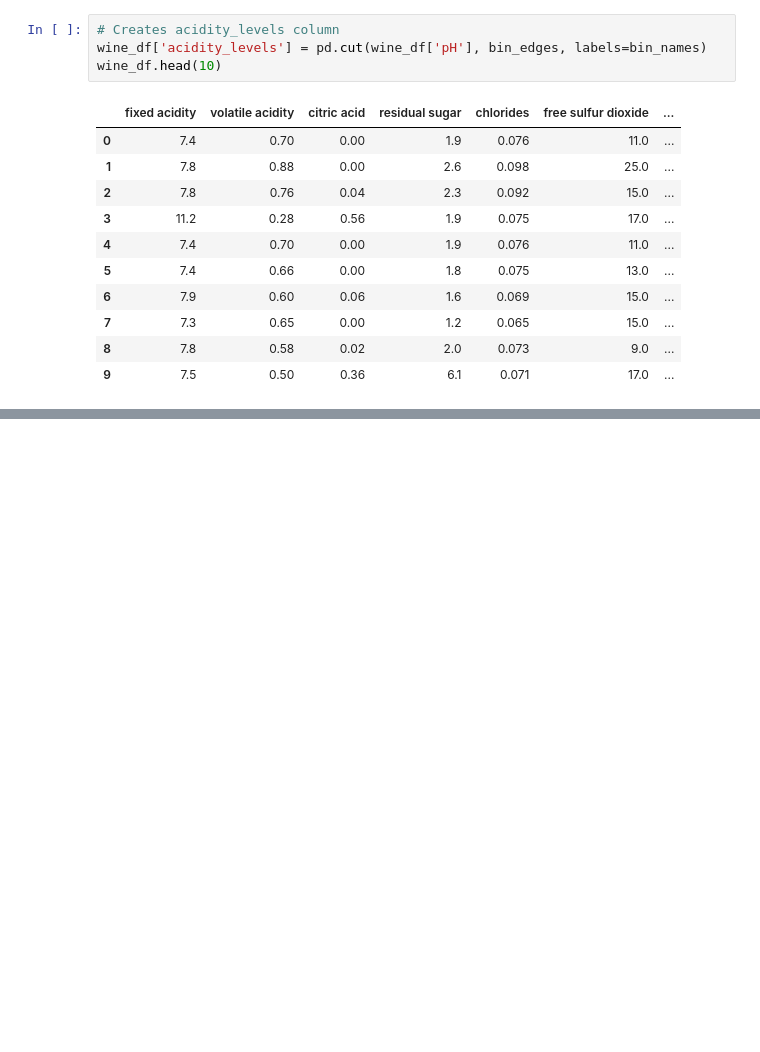
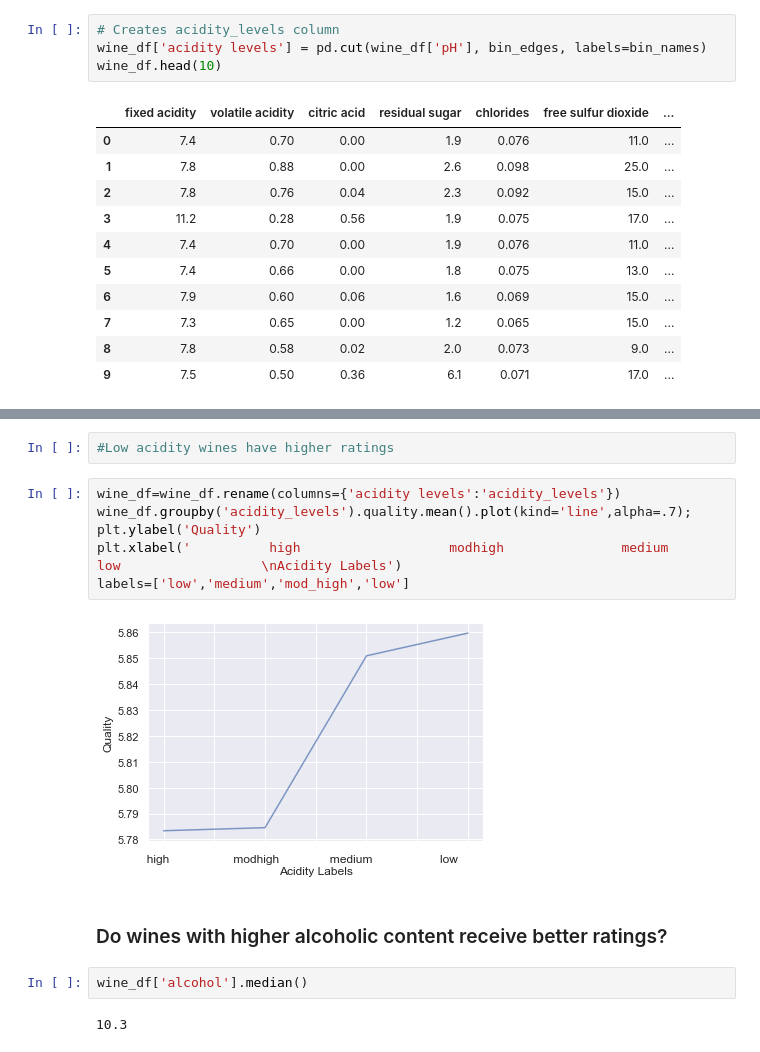
Before and after one commit to uminomuneaki/Dataset_Investigation_UCL_Wine_Dataset, a Jupyter notebook: Wine Quality.ipynb, the cells around one changed output, grey strips where cells are left out. Drawn from its saved outputs; the diff is of its cells as text; blank space fills up the shorter version.

```diff
--- a/Wine Quality.ipynb
+++ b/Wine Quality.ipynb
@@ -115,7 +130,7 @@ bin_edges = [2.72,3.11,3.21,3.32,4.01]
 bin_names = ['high', 'mod_high', 'medium', 'low']
 # %%
 # Creates acidity_levels column
-wine_df['acidity_levels'] = pd.cut(wine_df['pH'], bin_edges, labels=bin_names)
+wine_df['acidity levels'] = pd.cut(wine_df['pH'], bin_edges, labels=bin_names)
 wine_df.head(10)
 # %% [output]
 |  | fixed acidity | volatile acidity | citric acid | residual sugar | chlorides | free sulfur dioxide | ... |
@@ -139,3 +155,19 @@ mod_high    5.784540
 medium      5.850832
 low         5.859593
 Name: quality, dtype: float64
+# %%
+#Low acidity wines have higher ratings
+# %%
+wine_df=wine_df.rename(columns={'acidity levels':'acidity_levels'})
+wine_df.groupby('acidity_levels').quality.mean().plot(kind='line',alpha=.7);
+plt.ylabel('Quality')
+plt.xlabel('          high                   modhigh               medium                    low                  \nAcidity Labels')
+labels=['low','medium','mod_high','low']
+# %% [output]
+[figure, added]
+# %% [markdown]
+### Do wines with higher alcoholic content receive better ratings?
+# %%
+wine_df['alcohol'].median()
+# %% [output]
+10.3
```
Also changed, not shown: parts of 16 cells of this notebook.
